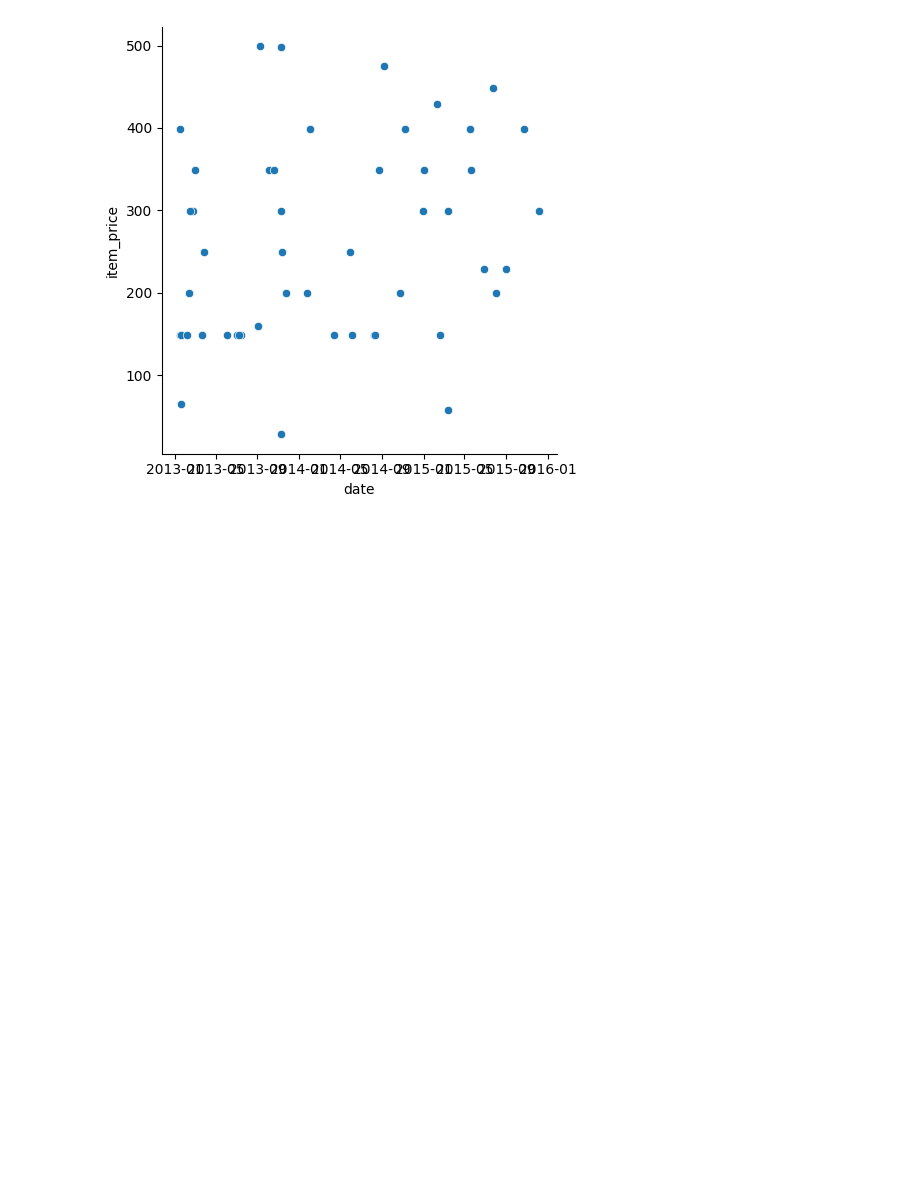
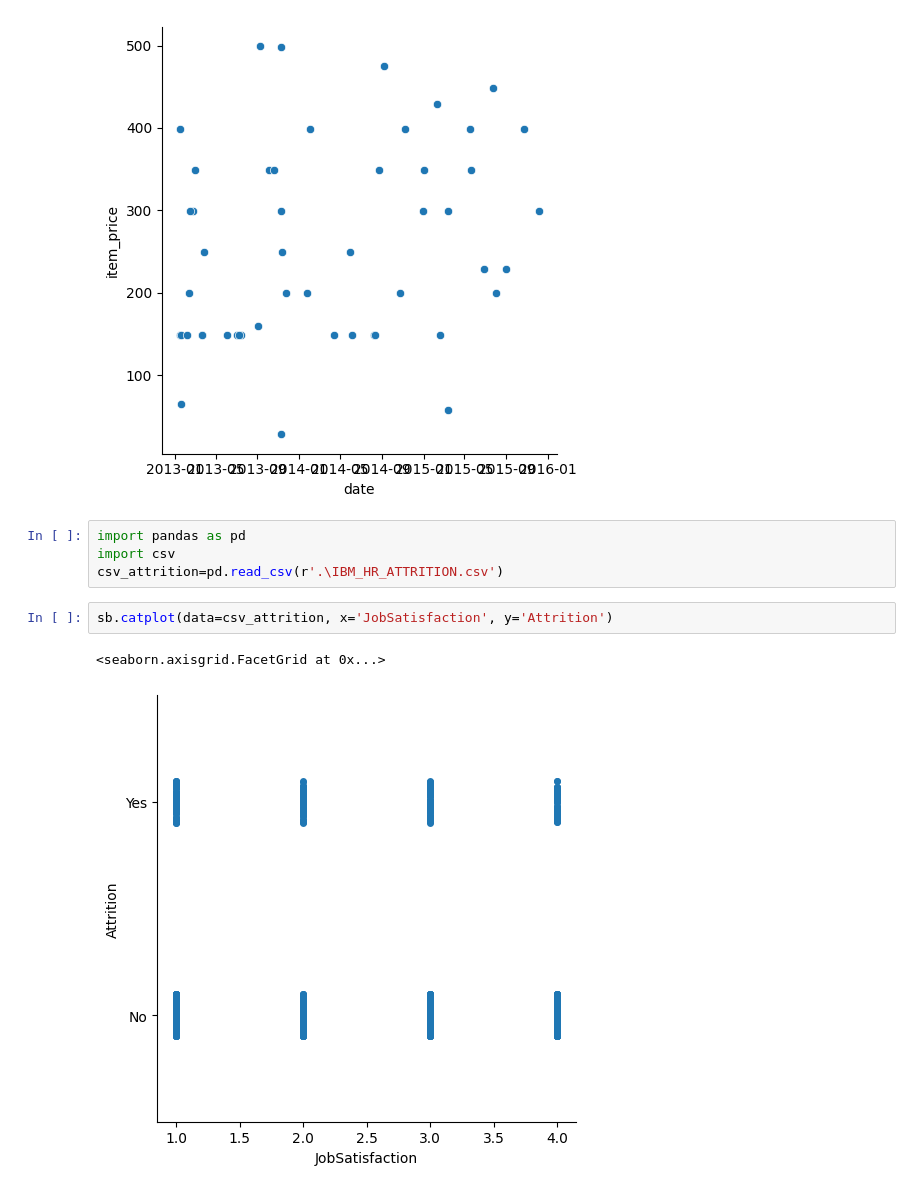
Before and after one commit to HrexD/H3Hitema-Python, a Jupyter notebook: Science_de_donnees_Python/Intro Pandas && Numpy.ipynb, the cells around one changed output. Saved outputs shown, nothing was run; the diff lists cells and outputs as text; blank space fills up the shorter version.

```diff
--- a/Science_de_donnees_Python/Intro Pandas && Numpy.ipynb
+++ b/Science_de_donnees_Python/Intro Pandas && Numpy.ipynb
@@ -332,3 +332,12 @@ sb.relplot(data=row,  x=pd.to_datetime(df_a['date']), y="item_price", sizes=(20,
 # %% [output]
 <seaborn.axisgrid.FacetGrid at 0x...>
 [figure]
+# %%
+import pandas as pd
+import csv
+csv_attrition=pd.read_csv(r'.\IBM_HR_ATTRITION.csv')
+# %%
+sb.catplot(data=csv_attrition, x='JobSatisfaction', y='Attrition')
+# %% [output]
+<seaborn.axisgrid.FacetGrid at 0x...>
+[figure, added]
```
Also changed, not shown: parts of 8 cells of this notebook, 1 other file.
